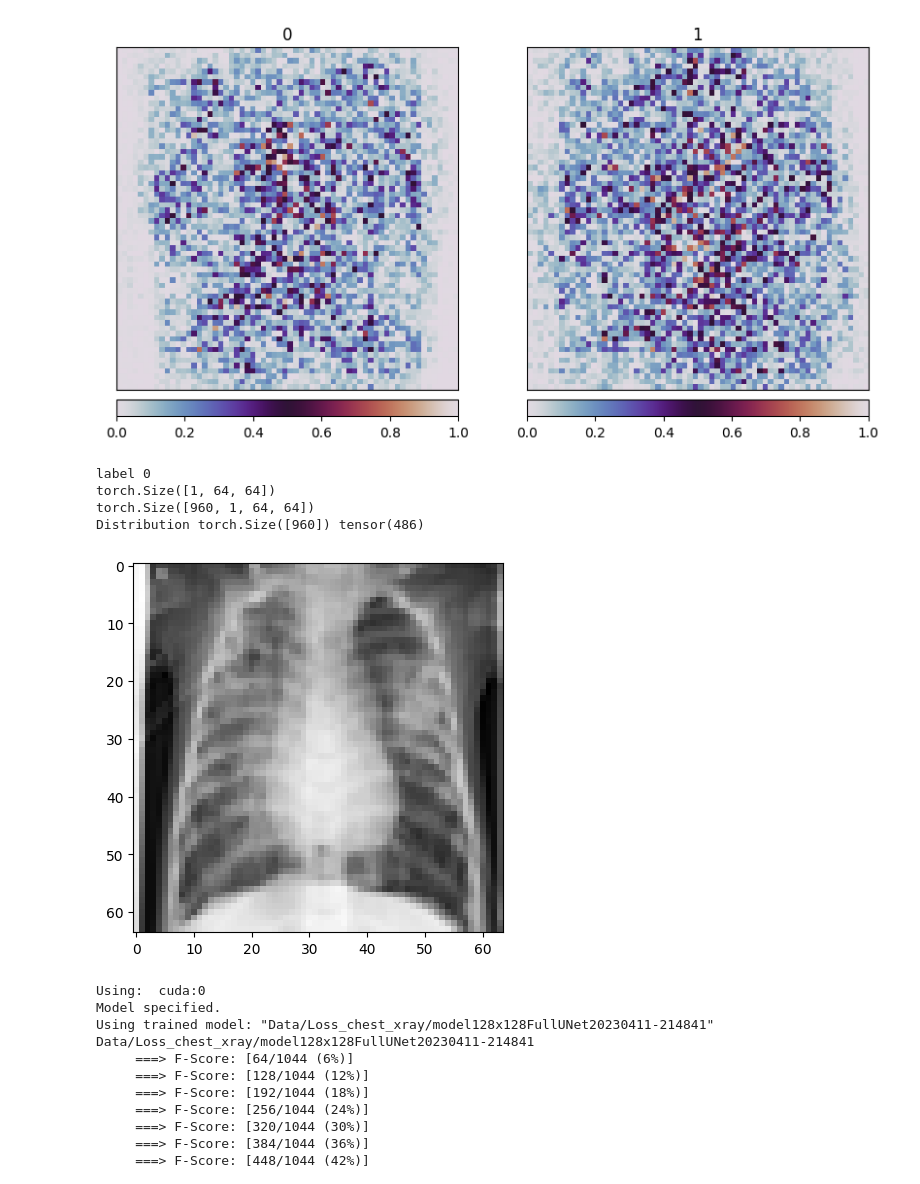
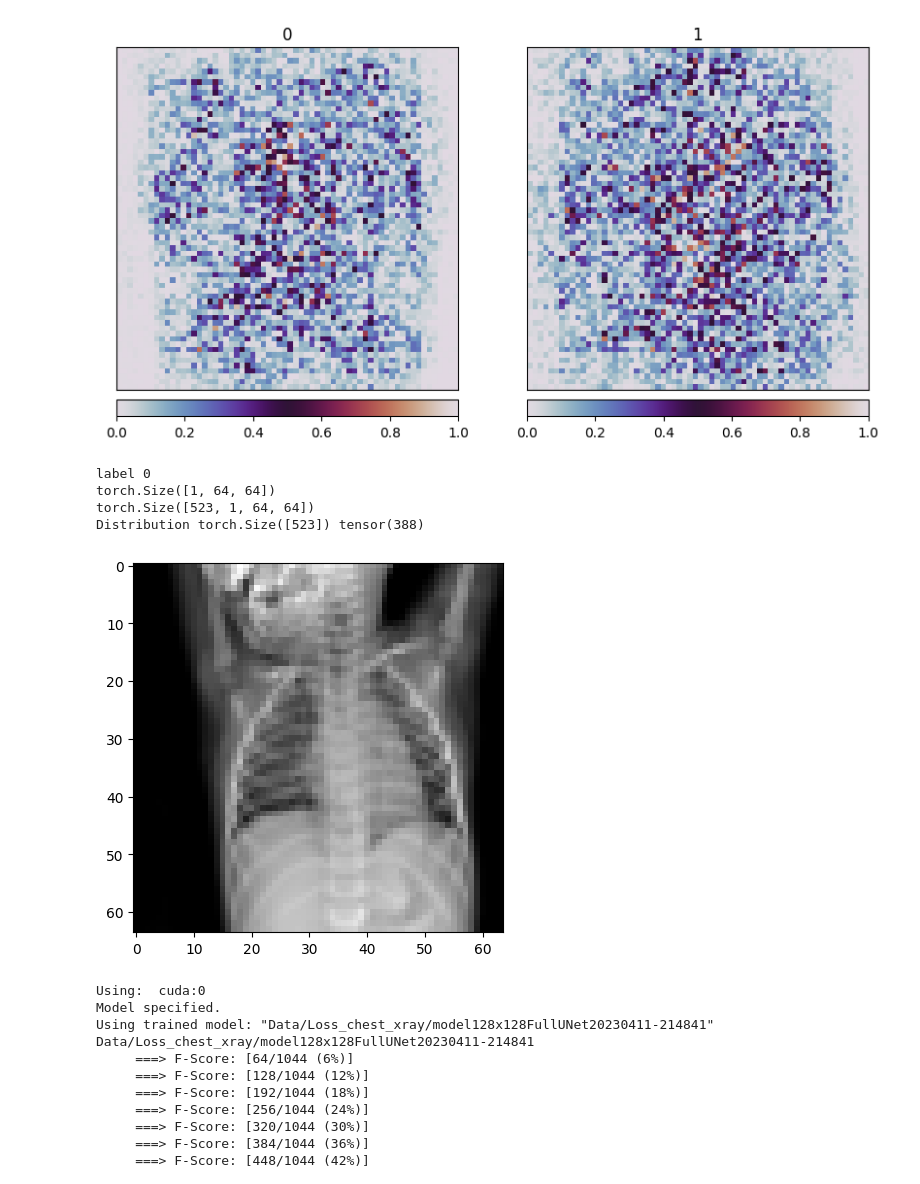
Before and after one commit to Thire399/DC-MasterThesis-2023, a Jupyter notebook: AccuracycheckerTool.ipynb, the cells around one changed output. Saved outputs shown, nothing was run; the diff lists cells and outputs as text; code cells hidden in the pictures.

```diff
--- a/AccuracycheckerTool.ipynb
+++ b/AccuracycheckerTool.ipynb
@@ -87,30 +87,31 @@ torch.Size([1, 3, 64, 64])
 # %%
 import torch
 import matplotlib.pyplot as plt
 import numpy as np
 import os
-index = 2
+index = 0
 #dataset = 'Alzheimer_MRI'
 dataset = 'chest_xray'
-datasetType = 'Distribution'
+#datasetType = '01PercentDistribution'
+datasetType = '10PercentDistribution'
 directory = '/home/thire399/Documents/School/DC-MasterThesis-2023/Data'
 os.chdir(directory)
 data = torch.load(f'Proccesed/{dataset}/'+ datasetType +'trainX.pt')
 y = torch.load(f'Proccesed/{dataset}/'+ datasetType +'trainY.pt')
 print(f'label {y[index]}')
 print(data[index].shape)
 print(data.shape)
 #print(data[index])
 plt.imshow(data[0][0], cmap = 'gray')
 print('Distribution', y.shape, sum(y))
 #print(torch.max(data[0]), torch.min(data[0]))
 plt.show()
 # %% [output]
 label 0
 torch.Size([1, 64, 64])
-torch.Size([960, 1, 64, 64])
-Distribution torch.Size([960]) tensor(486)
+torch.Size([523, 1, 64, 64])
+Distribution torch.Size([523]) tensor(388)
-[figure, old version]
+[figure, new version]
 # %%
 import Loop
 import torch.nn as nn
```
Also changed, not shown: 30 other files.
